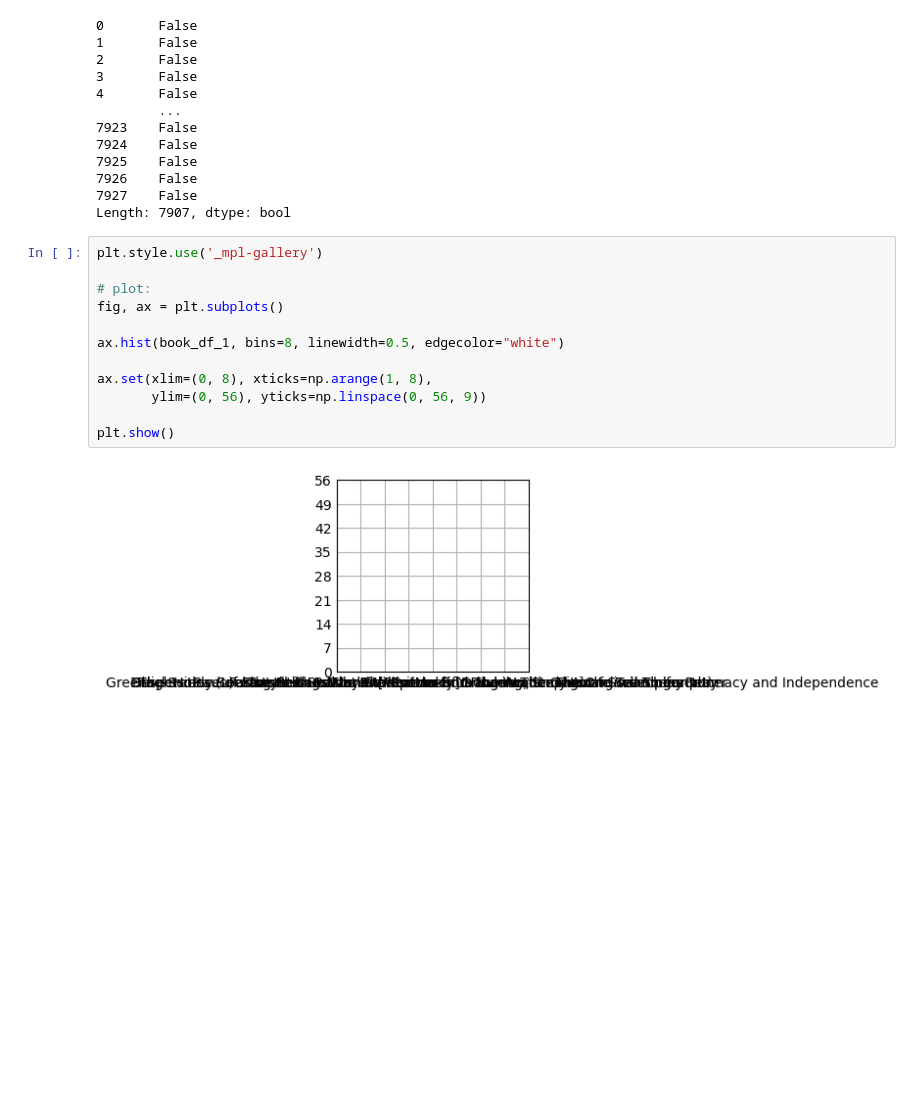
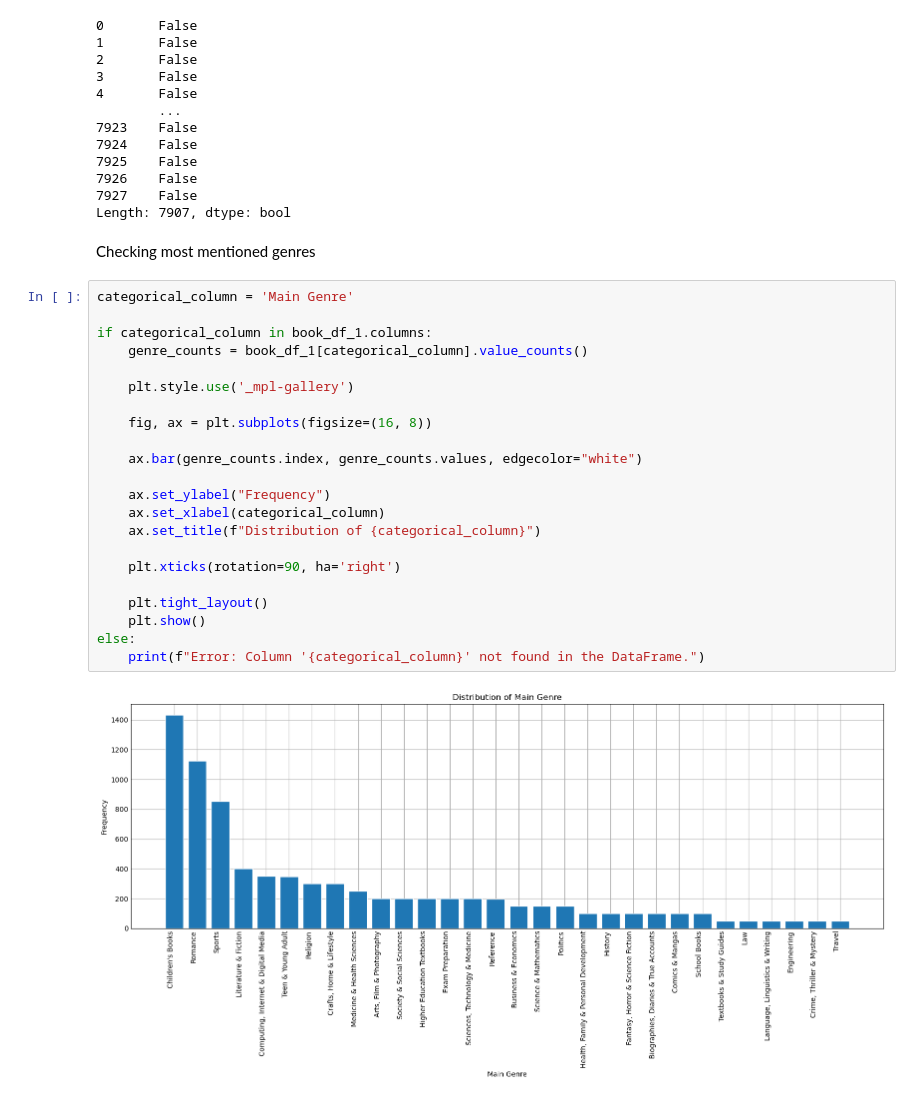
Before and after one commit to wissamttajjar/online-ai-training, a Jupyter notebook: notebooks/task 2.ipynb, the cells around one changed output. Cells and saved outputs as stored; diff of their text form; blank space fills up the shorter version.

Commit message:
Fixed the plot, chose to plot the genres as i felt it would be an important feature to consider for the future.

```diff
--- a/notebooks/task 2.ipynb
+++ b/notebooks/task 2.ipynb
@@ -162,17 +164,29 @@ book_df_1.duplicated(subset=None, keep='first')
 7926    False
 7927    False
 Length: 7907, dtype: bool
+# %% [markdown]
+Checking most mentioned genres
 # %%
-plt.style.use('_mpl-gallery')
+categorical_column = 'Main Genre'
 
-# plot:
-fig, ax = plt.subplots()
+if categorical_column in book_df_1.columns:
+    genre_counts = book_df_1[categorical_column].value_counts()
 
-ax.hist(book_df_1, bins=8, linewidth=0.5, edgecolor="white")
+    plt.style.use('_mpl-gallery')
 
-ax.set(xlim=(0, 8), xticks=np.arange(1, 8),
-       ylim=(0, 56), yticks=np.linspace(0, 56, 9))
+    fig, ax = plt.subplots(figsize=(16, 8))
 
-plt.show()
+    ax.bar(genre_counts.index, genre_counts.values, edgecolor="white")
+
+    ax.set_ylabel("Frequency")
+    ax.set_xlabel(categorical_column)
+    ax.set_title(f"Distribution of {categorical_column}")
+
+    plt.xticks(rotation=90, ha='right')
+
+    plt.tight_layout()
+    plt.show()
+else:
+    print(f"Error: Column '{categorical_column}' not found in the DataFrame.")
 # %% [output]
-[figure, old version]
+[figure, new version]
```
Also changed, not shown: parts of 1 cell of this notebook.
